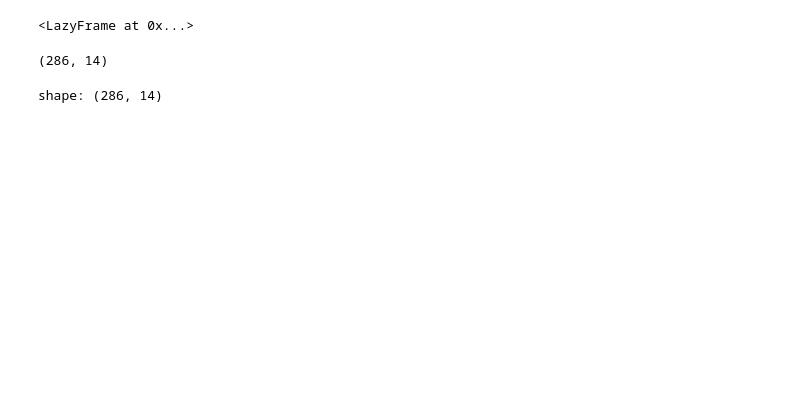
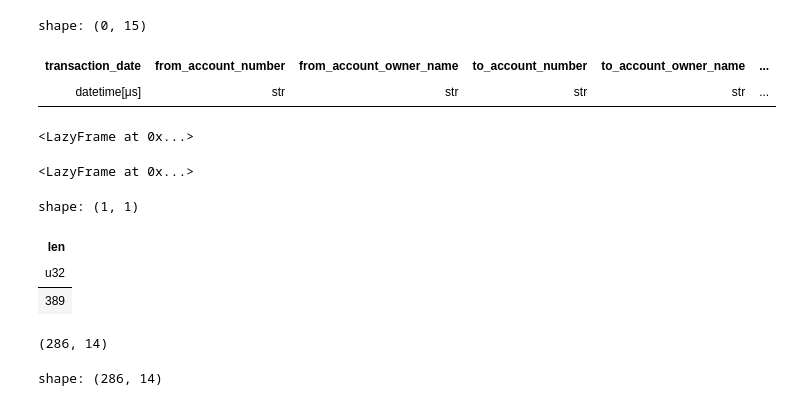
Before and after one commit to daniel-satria/fds_bvic, a Jupyter notebook: ibmb_script/ccw/test_hist.ipynb, the cells around one changed output. Drawn from its saved outputs; the diff is of its cells as text; code cells hidden in the pictures; blank space fills up the shorter version.

Commit message:
Fixing CCW date

```diff
--- a/ibmb_script/ccw/test_hist.ipynb
+++ b/ibmb_script/ccw/test_hist.ipynb
@@ -5,7 +5,7 @@ from pathlib import Path
 from datetime import datetime
 from datetime import date
 
-path = "/home/ubuntu/bvic/ibmb_script/ccw/data/ccw_historical_data.parquet"
+path = "/home/ubuntu/bvic/ibmb_script/ccw/flagged/daily_ccw_flag.parquet"
 
 path = Path(path)
 
@@ -16,3 +16,9 @@ else:
     print("File not found:", path)
     # maybe create empty DataFrame instead
     # df = pl.DataFrame()
+# %%
+df.head().collect()
+# %% [output]
+shape: (0, 15)
+| transaction_date | from_account_number | from_account_owner_name | to_account_number | to_account_owner_name | ... |
+| datetime[μs] | str | str | str | str | ... |
@@ -18,0 +31,4 @@ else:
+# %%
+df
+# %% [output]
+<LazyFrame at 0x...>
@@ -19,7 +70,14 @@ else:
+# %%
+flag_only
+# %% [output]
+<LazyFrame at 0x...>
 # %%
-df.select(pl.len())
+df.select(pl.len()).collect()
 # %% [output]
-<LazyFrame at 0x...>
+shape: (1, 1)
+| len |
+| u32 |
+| 389 |
 # %%
 shape = (df.select(pl.len()).collect()[0, 0], len(df.collect_schema().names()))
 print(shape)
```
Also changed, not shown: parts of 7 cells of this notebook, 4 other files.
